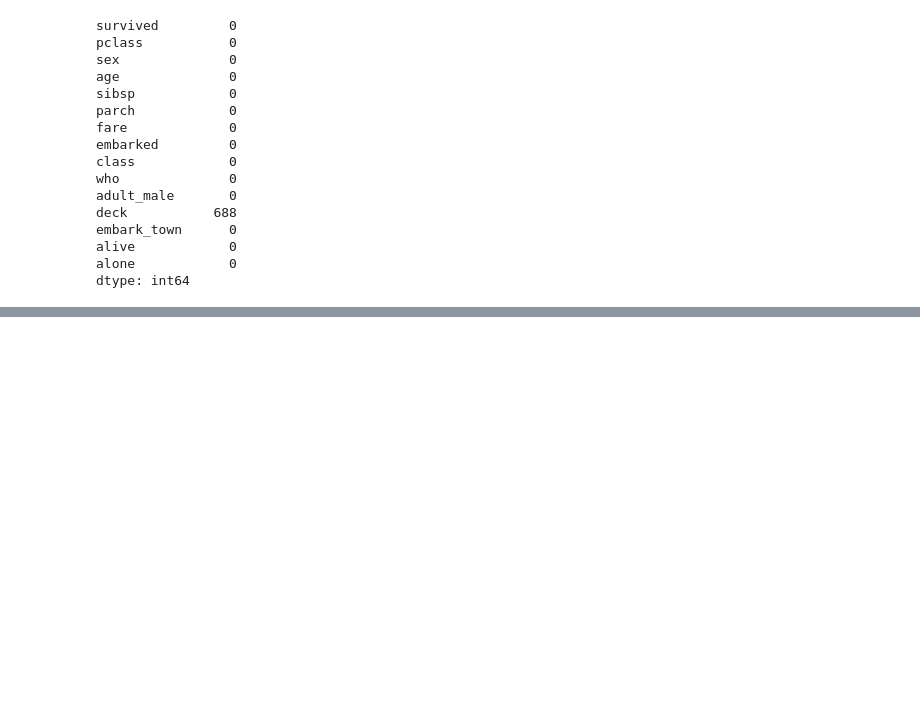
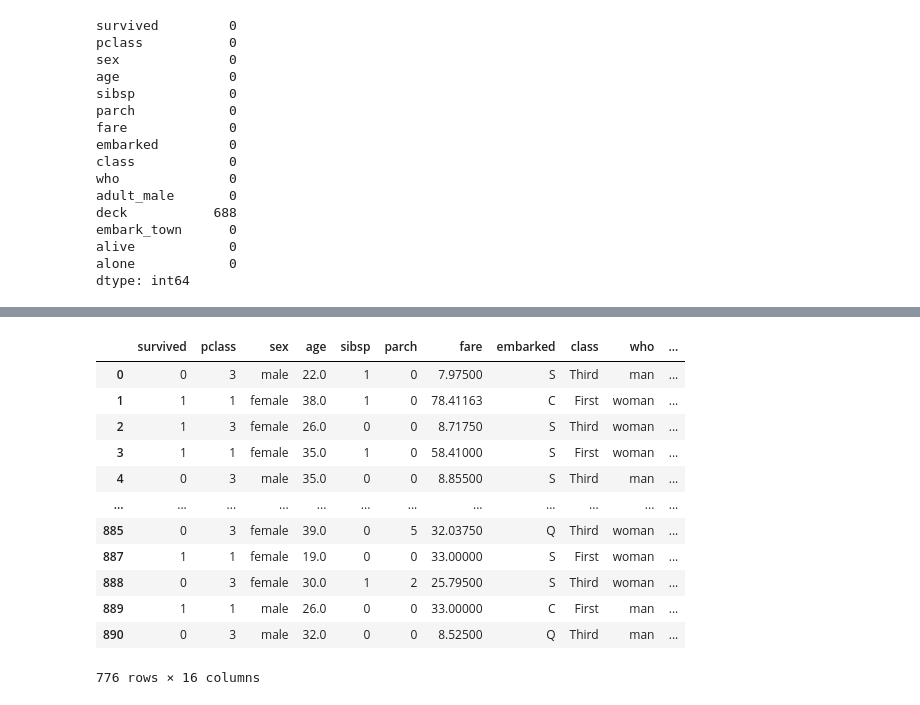
Before and after one commit to Ayushpr2111C/Python-Ai-ML, a Jupyter notebook: Data Analytics/analysis.ipynb, the cells around one changed output, grey strips where cells are left out. Drawn from its saved outputs; the diff is of its cells as text; code cells hidden in the pictures; blank space fills up the shorter version.

```diff
--- a/Data Analytics/analysis.ipynb
+++ b/Data Analytics/analysis.ipynb
@@ -545,0 +618,17 @@ dtype: int64
+# %%
+titanic["fare"] = titanic["fare"].apply(lambda x: x*1.1) #increase the fare by 10% using apply() method
+titanic
+# %% [output]
+|  | survived | pclass | sex | age | sibsp | parch | fare | embarked | class | who | ... |
+| 0 | 0 | 3 | male | 22.0 | 1 | 0 | 7.97500 | S | Third | man | ... |
+| 1 | 1 | 1 | female | 38.0 | 1 | 0 | 78.41163 | C | First | woman | ... |
+| 2 | 1 | 3 | female | 26.0 | 0 | 0 | 8.71750 | S | Third | woman | ... |
+| 3 | 1 | 1 | female | 35.0 | 1 | 0 | 58.41000 | S | First | woman | ... |
+| 4 | 0 | 3 | male | 35.0 | 0 | 0 | 8.85500 | S | Third | man | ... |
+| ... | ... | ... | ... | ... | ... | ... | ... | ... | ... | ... | ... |
+| 885 | 0 | 3 | female | 39.0 | 0 | 5 | 32.03750 | Q | Third | woman | ... |
+| 887 | 1 | 1 | female | 19.0 | 0 | 0 | 33.00000 | S | First | woman | ... |
+| 888 | 0 | 3 | female | 30.0 | 1 | 2 | 25.79500 | S | Third | woman | ... |
+| 889 | 1 | 1 | male | 26.0 | 0 | 0 | 33.00000 | C | First | man | ... |
+| 890 | 0 | 3 | male | 32.0 | 0 | 0 | 8.52500 | Q | Third | man | ... |
+776 rows × 16 columns
```
Also changed, not shown: parts of 19 cells of this notebook, 3 other files.
